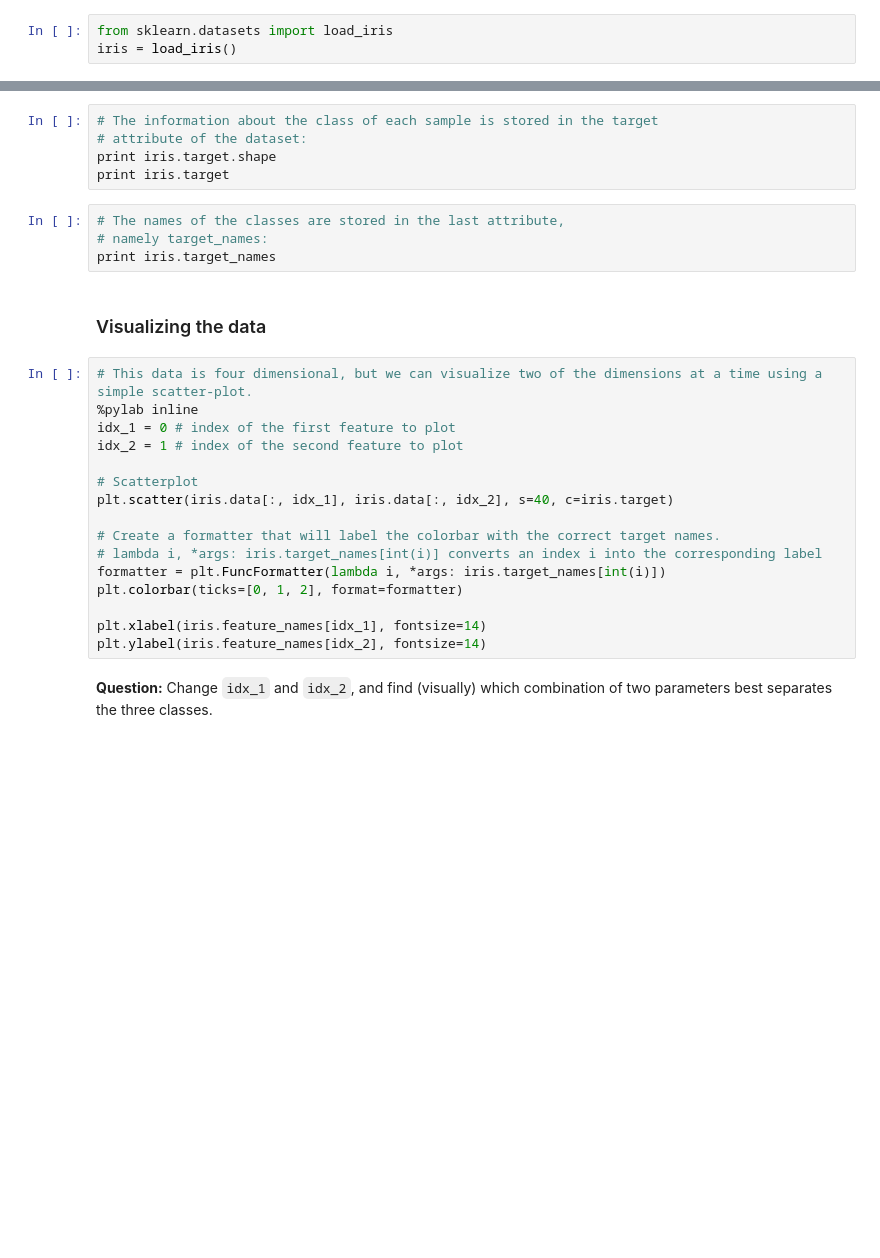
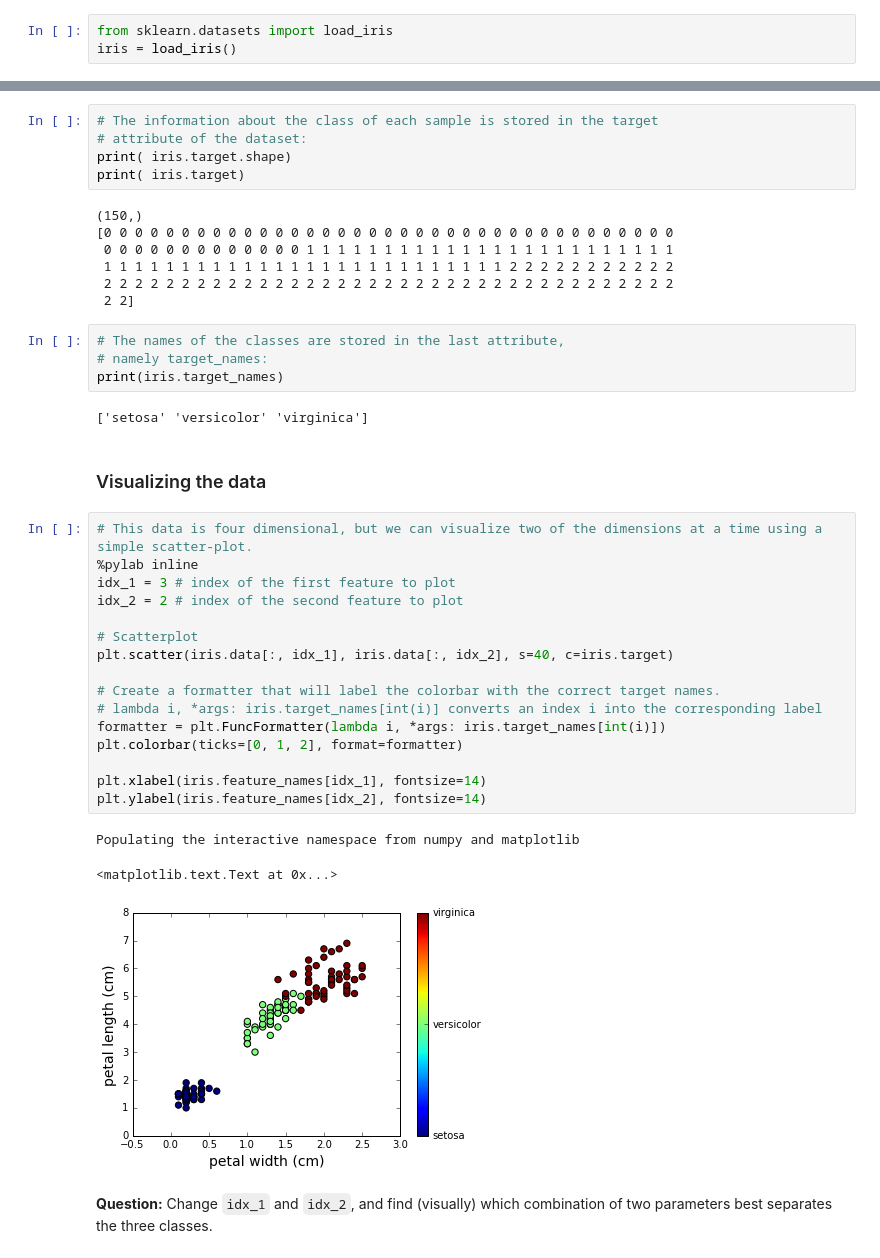
Before and after one commit to chagaz/ma2823_2016, a Jupyter notebook: lab_notebooks/Lab 2 2016-09-21 Introduction to scikit-learn.ipynb, the cells around one changed output, grey strips where cells are left out. Cells and saved outputs as stored; diff of their text form; blank space fills up the shorter version.

```diff
--- a/lab_notebooks/Lab 2 2016-09-21 Introduction to scikit-learn.ipynb
+++ b/lab_notebooks/Lab 2 2016-09-21 Introduction to scikit-learn.ipynb
@@ -182,30 +264,43 @@ print iris.data[0]
 # %%
 # The information about the class of each sample is stored in the target
 # attribute of the dataset:
-print iris.target.shape
-print iris.target
+print( iris.target.shape)
+print( iris.target)
+# %% [output]
+(150,)
+[0 0 0 0 0 0 0 0 0 0 0 0 0 0 0 0 0 0 0 0 0 0 0 0 0 0 0 0 0 0 0 0 0 0 0 0 0
+ 0 0 0 0 0 0 0 0 0 0 0 0 0 1 1 1 1 1 1 1 1 1 1 1 1 1 1 1 1 1 1 1 1 1 1 1 1
+ 1 1 1 1 1 1 1 1 1 1 1 1 1 1 1 1 1 1 1 1 1 1 1 1 1 1 2 2 2 2 2 2 2 2 2 2 2
+ 2 2 2 2 2 2 2 2 2 2 2 2 2 2 2 2 2 2 2 2 2 2 2 2 2 2 2 2 2 2 2 2 2 2 2 2 2
+ 2 2]
 # %%
 # The names of the classes are stored in the last attribute,
 # namely target_names:
-print iris.target_names
+print(iris.target_names)
+# %% [output]
+['setosa' 'versicolor' 'virginica']
 # %% [markdown]
 ### Visualizing the data
 # %%
 # This data is four dimensional, but we can visualize two of the dimensions at a time using a simple scatter-plot.
 %pylab inline
-idx_1 = 0 # index of the first feature to plot
-idx_2 = 1 # index of the second feature to plot
+idx_1 = 3 # index of the first feature to plot
+idx_2 = 2 # index of the second feature to plot
 
 # Scatterplot
 plt.scatter(iris.data[:, idx_1], iris.data[:, idx_2], s=40, c=iris.target)
 
 # Create a formatter that will label the colorbar with the correct target names.
 # lambda i, *args: iris.target_names[int(i)] converts an index i into the corresponding label
 formatter = plt.FuncFormatter(lambda i, *args: iris.target_names[int(i)])
 plt.colorbar(ticks=[0, 1, 2], format=formatter)
 
 plt.xlabel(iris.feature_names[idx_1], fontsize=14)
 plt.ylabel(iris.feature_names[idx_2], fontsize=14)
+# %% [output]
+Populating the interactive namespace from numpy and matplotlib
+<matplotlib.text.Text at 0x...>
+[figure, added]
 # %% [markdown]
 **Question:** Change `idx_1` and `idx_2`, and find (visually) which combination of two parameters best separates the three classes.
 # %% [markdown]
```
Also changed, not shown: parts of 21 cells of this notebook.
